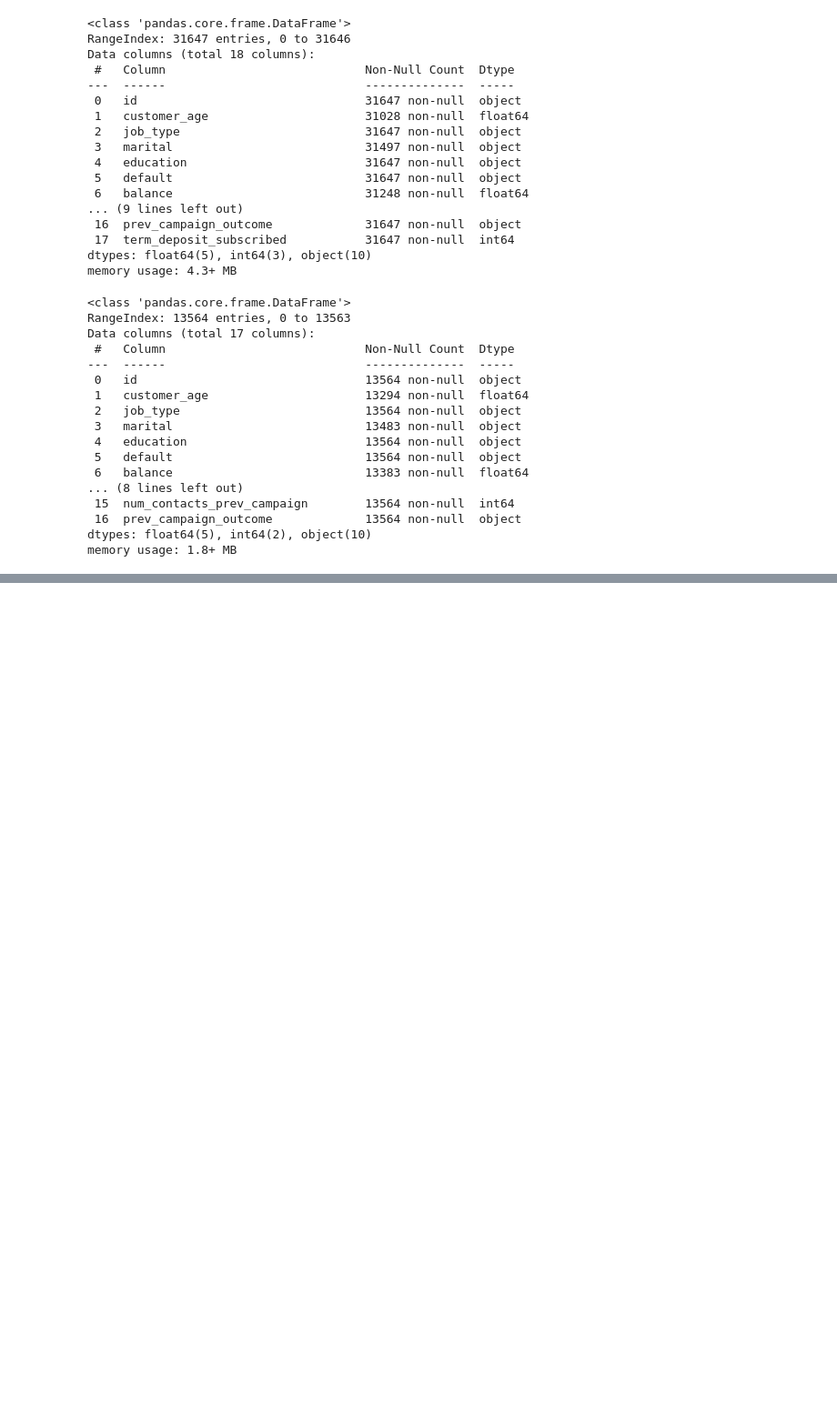
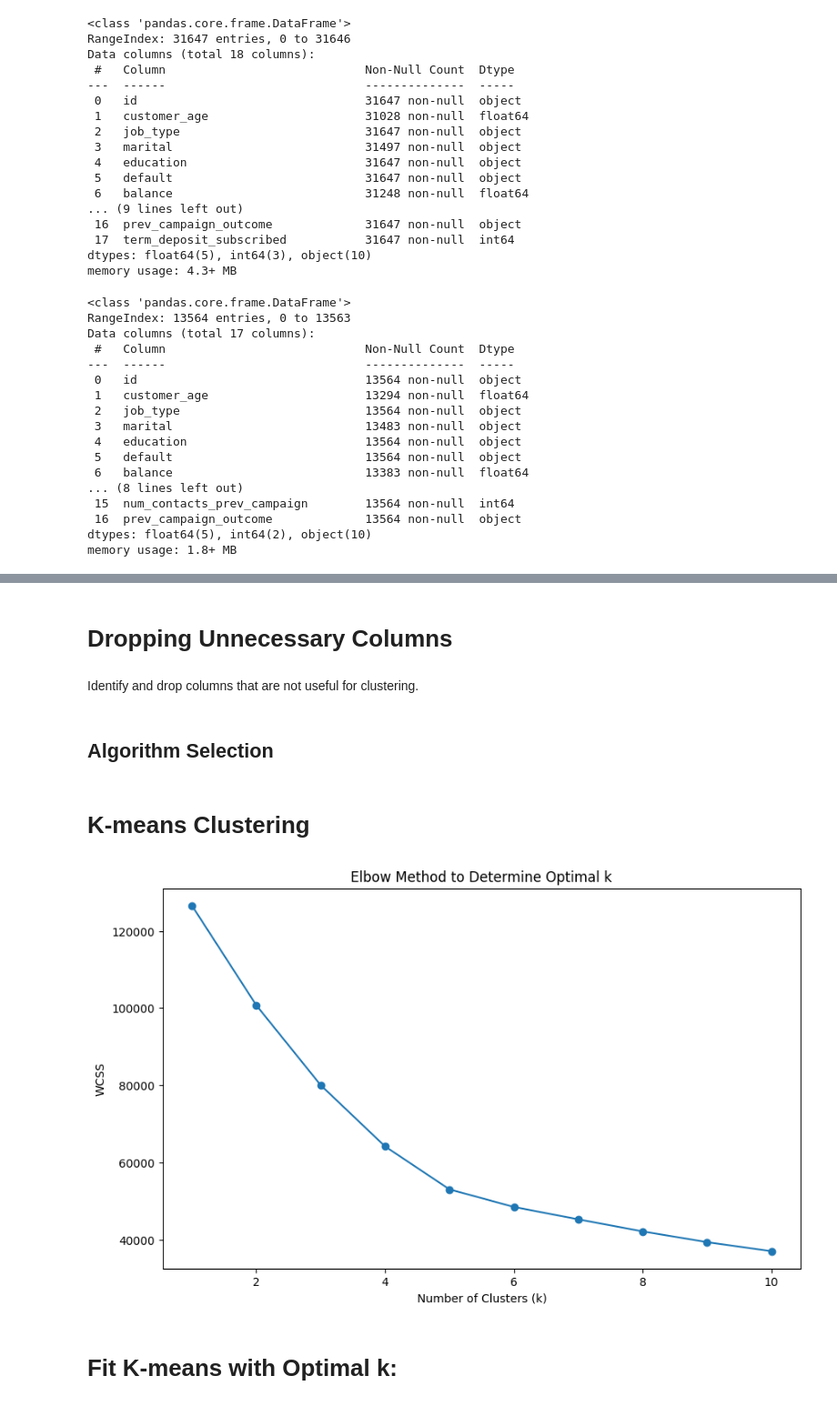
Before and after one commit to bintabinty/customer-segmentation-for-bank, a Jupyter notebook: Week_03_Submission____Dec_Batch_ipynb_ipynb.ipynb, the cells around one changed output, grey strips where cells are left out. Shown at 91% size. Drawn from its saved outputs; the diff is of its cells as text; code cells hidden in the pictures; blank space fills up the shorter version.

```diff
--- a/Week_03_Submission____Dec_Batch_ipynb_ipynb.ipynb
+++ b/Week_03_Submission____Dec_Batch_ipynb_ipynb.ipynb
@@ -120,0 +272,16 @@ missing_values_test_filled = test_df_filled.isnull().sum()
+# %% [markdown]
+# Dropping Unnecessary Columns
+# %% [markdown]
+Identify and drop columns that are not useful for clustering.
+# %%
+# Example: Dropping 'id' column as it is not useful for clustering
+train_df.drop(columns=['id'], inplace=True)
+test_df.drop(columns=['id'], inplace=True)
+# %% [markdown]
+## Algorithm Selection
+# %% [markdown]
+# K-means Clustering
+# %%
+# Select relevant features
+selected_features = ['customer_age', 'balance', 'last_contact_duration', 'num_contacts_in_campaign', 'days_since_prev_campaign_contact']
+train_selected = train_df[selected_features]
@@ -120,0 +290,4 @@ missing_values_test_filled = test_df_filled.isnull().sum()
+# %%
+# Scale the data
+scaler = StandardScaler()
+scaled_data = scaler.fit_transform(train_selected)
@@ -120,0 +296,21 @@ missing_values_test_filled = test_df_filled.isnull().sum()
+# %%
+def plot_elbow_method(data, max_k=10):
+    wcss = []
+    for k in range(1, max_k+1):
+        kmeans = KMeans(n_clusters=k, random_state=42)
+        kmeans.fit(data)
+        wcss.append(kmeans.inertia_)
+
+    plt.figure(figsize=(10, 6))
+    plt.plot(range(1, max_k+1), wcss, marker='o')
+    plt.title('Elbow Method to Determine Optimal k')
+    plt.xlabel('Number of Clusters (k)')
+    plt.ylabel('WCSS')
+    plt.show()
+# %%
+# Plot the elbow method for the scaled data
+plot_elbow_method(scaled_data, max_k=10)
+# %% [output]
+[figure, added]
+# %% [markdown]
+# Fit K-means with Optimal k:
```
Also changed, not shown: parts of 55 cells of this notebook.
